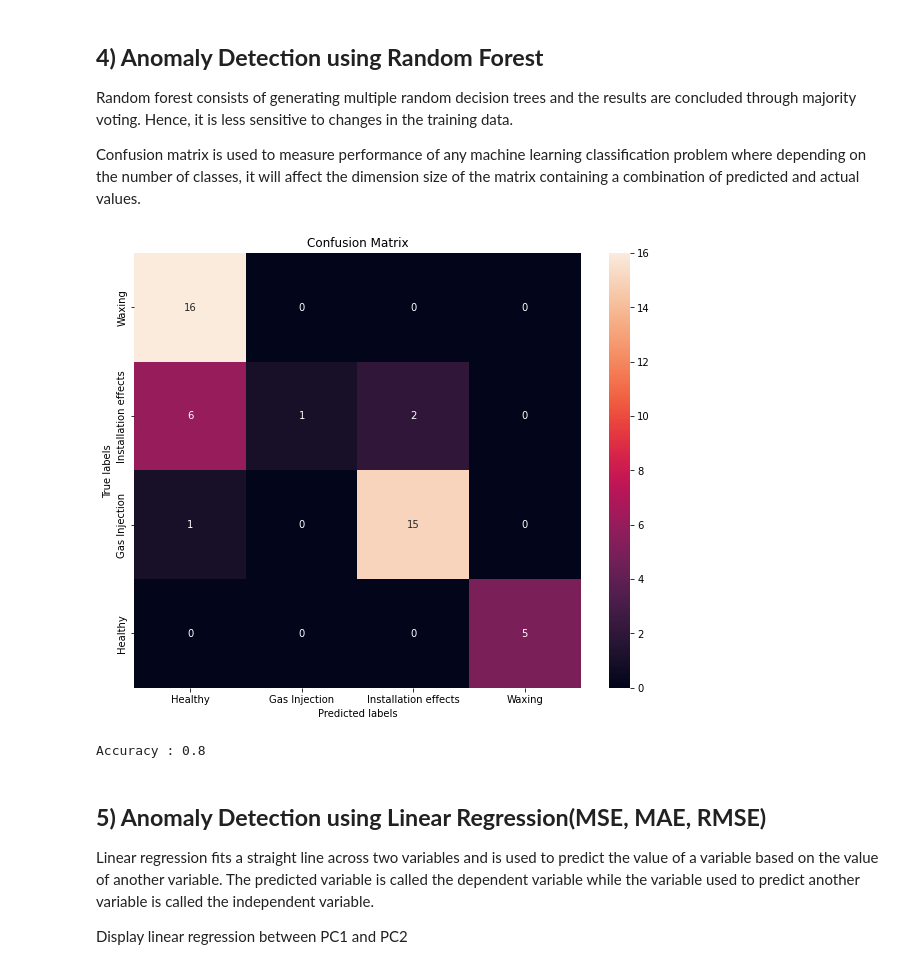
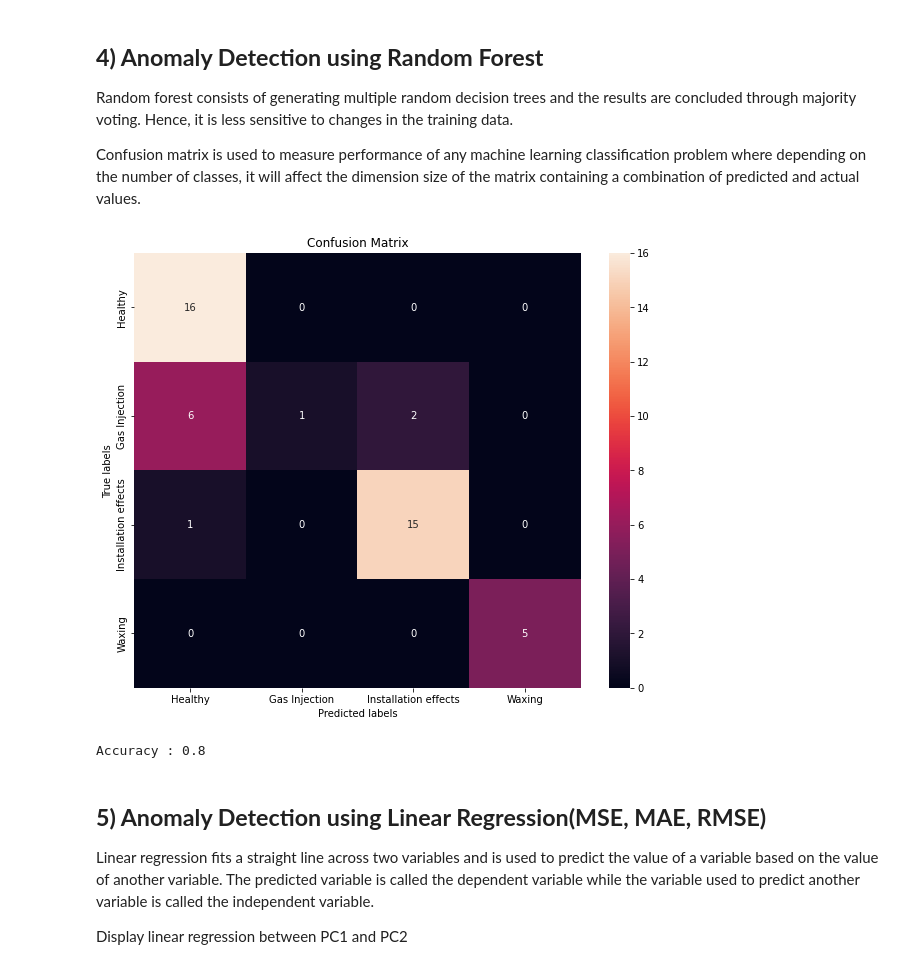
Before and after one commit to goldslime123/csc3005-DA, a Jupyter notebook: MeterD.ipynb, the cells around one changed output. Drawn from its saved outputs; the diff is of its cells as text; code cells hidden in the pictures.

```diff
--- a/MeterD.ipynb
+++ b/MeterD.ipynb
@@ -1270,25 +1270,25 @@ y_pred = classifier.predict(X_test)
 # %%
 from sklearn.metrics import confusion_matrix
 from sklearn.metrics import accuracy_score
 import seaborn as sn
 
 array_cm = confusion_matrix(y_test, y_pred)
 ax = plt.subplot()
 sn.heatmap(array_cm, annot=True, fmt='g', ax=ax);
 
 # labels, title and ticks
 ax.set_xlabel('Predicted labels')
 ax.set_ylabel('True labels')
 ax.set_title('Confusion Matrix')
 ax.xaxis.set_ticklabels(['Healthy', 'Gas Injection','Installation effects','Waxing'])
-ax.yaxis.set_ticklabels(['Waxing','Installation effects','Gas Injection', 'Healthy'])
+ax.yaxis.set_ticklabels(['Healthy', 'Gas Injection','Installation effects','Waxing'])
 fig = plt.gcf()
 fig.set_size_inches(10, 8)
 plt.show()
 
 print('Accuracy : ' + str(round(accuracy_score(y_test, y_pred),2)))
 # %% [output]
-[figure, old version]
+[figure, new version]
 Accuracy : 0.8
 # %% [markdown]
 ## __5) Anomaly Detection using Linear Regression(MSE, MAE, RMSE)__
```
Also changed, not shown: parts of 6 cells of this notebook, 3 other files.
